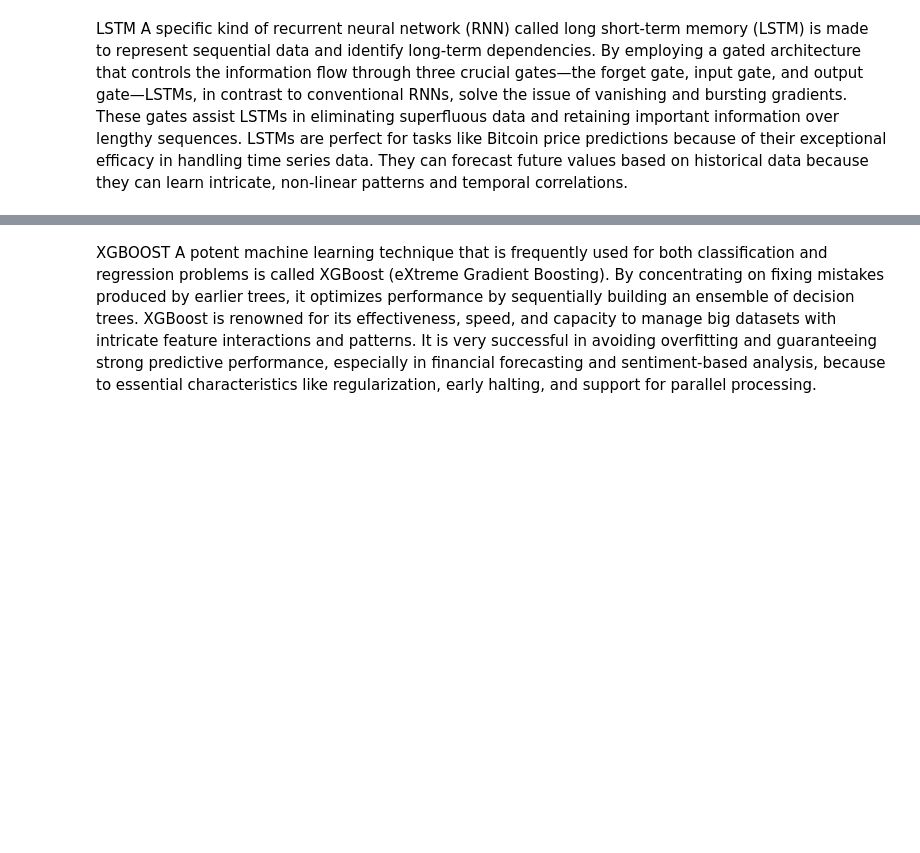
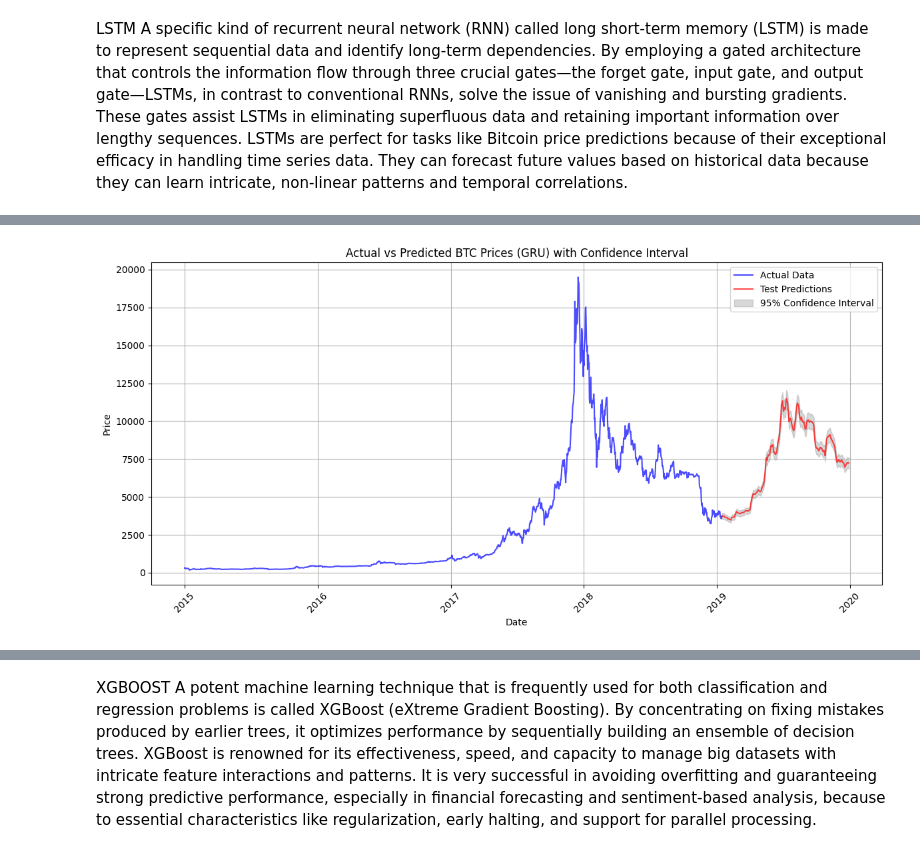
Before and after one commit to vardhan307/Forecasting-Cryptocurrency-Prices-Using-Time-Series-and-News-Sentiment-Analysis-, a Jupyter notebook: Finalprojectvardhanvvs.ipynb, the cells around one changed output, grey strips where cells are left out. Drawn from its saved outputs; the diff is of its cells as text; code cells hidden in the pictures; blank space fills up the shorter version.

```diff
--- a/Finalprojectvardhanvvs.ipynb
+++ b/Finalprojectvardhanvvs.ipynb
@@ -1516,0 +1452,32 @@ Test RMSE: 426.62, R²: 0.97
+# %%
+# Define the confidence interval (e.g., 5%)
+confidence_interval = 0.05
+
+# Calculate upper and lower bounds for test predictions
+upper_bound = test_predict * (1 + confidence_interval)
+lower_bound = test_predict * (1 - confidence_interval)
+
+plt.figure(figsize=(12, 6))
+
+# Plot actual data up to where test predictions start
+plt.plot(dates_series[:train_size + look_back], scaler.inverse_transform(data_normalized)[:train_size + look_back],
+         label='Actual Data', color='blue', alpha=0.7)
+
+# Plot test predictions
+plt.plot(test_dates, test_predict, label='Test Predictions', color='red', alpha=0.7)
+
+# Add confidence interval for test predictions
+plt.fill_between(test_dates, lower_bound.flatten(), upper_bound.flatten(),
+                 color='gray', alpha=0.3, label='95% Confidence Interval')
+
+# Formatting the plot
+plt.title('Actual vs Predicted BTC Prices (GRU) with Confidence Interval')
+plt.xlabel('Date')
+plt.ylabel('Price')
+plt.legend()
+plt.xticks(rotation=45)
+plt.grid(True)
+plt.tight_layout()
+plt.show()
+# %% [output]
+[figure, added]
```
Also changed, not shown: parts of 35 cells of this notebook.
